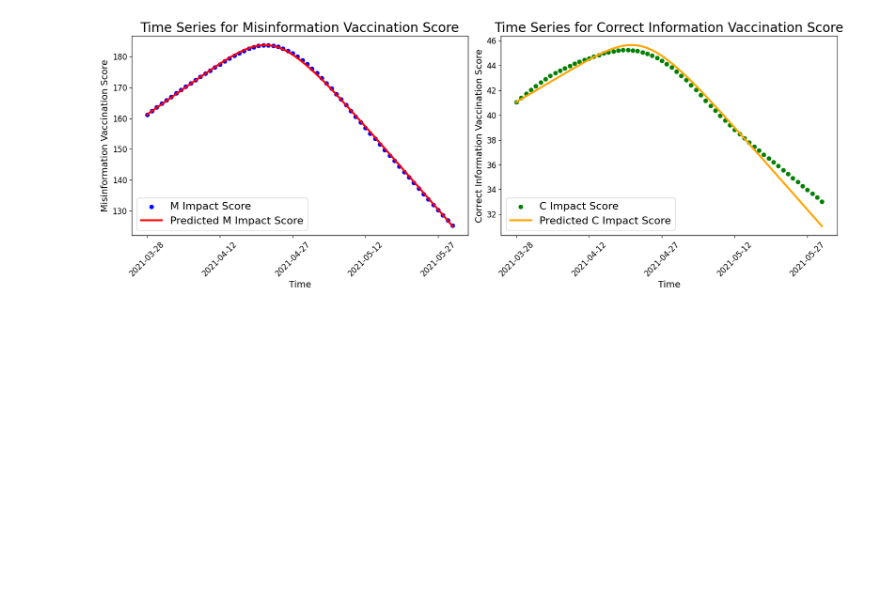
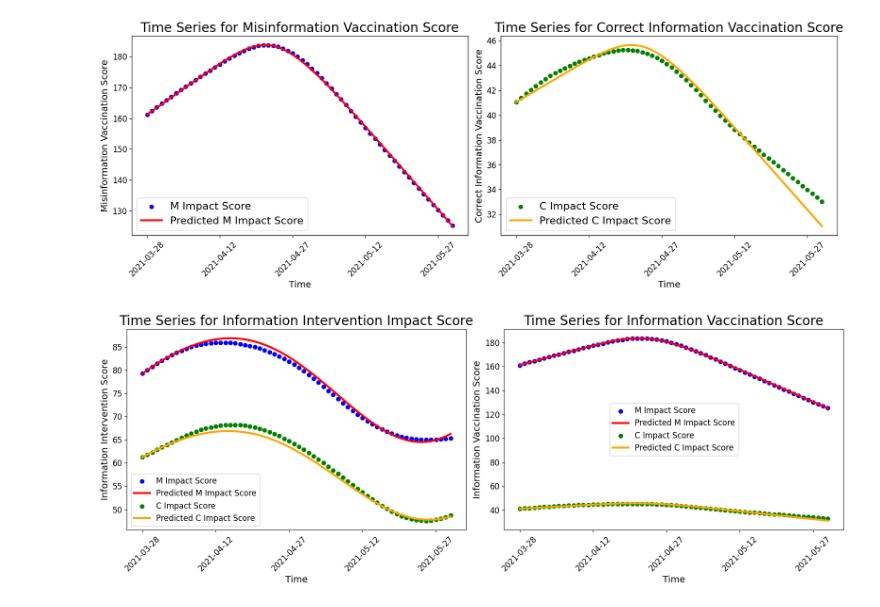
Before and after one commit to Nancy-Shi/Misinformation_DNN_Model, a Jupyter notebook: Plot_Beta_and_Nu_Series_First_Wave.ipynb, the cells around one changed output. Cells and saved outputs as stored; diff of their text form; code cells hidden in the pictures; blank space fills up the shorter version.

```diff
--- a/Plot_Beta_and_Nu_Series_First_Wave.ipynb
+++ b/Plot_Beta_and_Nu_Series_First_Wave.ipynb
@@ -132,3 +132,38 @@ plt.tight_layout()
 plt.show()
 # %% [output]
 [figure]
+# %%
+plt.figure(figsize=(16, 6))
+
+# First subplot: Intervention Information
+plt.subplot(1, 2, 1)
+plt.scatter(df2["date"], df2["MScoreInter"], color="blue", label="M Impact Score")
+plt.plot(df2["date"], df2["PredMScoreInter"], linewidth=3, color="red", label="Predicted M Impact Score")
+plt.title(f"Time Series for Information Intervention Impact Score", fontsize=20)
+plt.scatter(df2["date"], df2["CScoreInter"],  color="green", label="C Impact Score")
+plt.plot(df2["date"], df2["PredCScoreInter"], linewidth=3, color="orange", label="Predicted C Impact Score")
+plt.title(f"Time Series for Information Intervention Impact Score", fontsize=20)
+plt.legend(prop={"size": 12}, loc="lower left")
+plt.xlabel('Time', fontsize=14)
+plt.ylabel('Information Intervention Score', fontsize=14)
+plt.xticks(ticks=df2["date"][::15], rotation=45, fontsize=12)
+plt.yticks(fontsize=12)
+
+
+# First subplot: Vaccine Information
+plt.subplot(1, 2, 2)
+plt.scatter(df3["date"], df3["MScoreVac"], color="blue", label="M Impact Score")
+plt.plot(df3["date"], df3["PredMScoreVac"], linewidth=3, color="red", label="Predicted M Impact Score")
+plt.scatter(df3["date"], df3["CScoreVac"],  color="green", label="C Impact Score")
+plt.plot(df3["date"], df3["PredCScoreVac"], linewidth=3, color="orange", label="Predicted C Impact Score")
+plt.title(f"Time Series for Information Vaccination Score", fontsize=20)
+plt.legend(prop={"size": 12}, loc="center")
+plt.xlabel('Time', fontsize=14)
+plt.ylabel('Information Vaccination Score', fontsize=14)
+plt.xticks(ticks=df3["date"][::15], rotation=45, fontsize=12)
+plt.yticks(fontsize=12)
+
+plt.tight_layout()
+plt.show()
+# %% [output]
+[figure, added]
```
